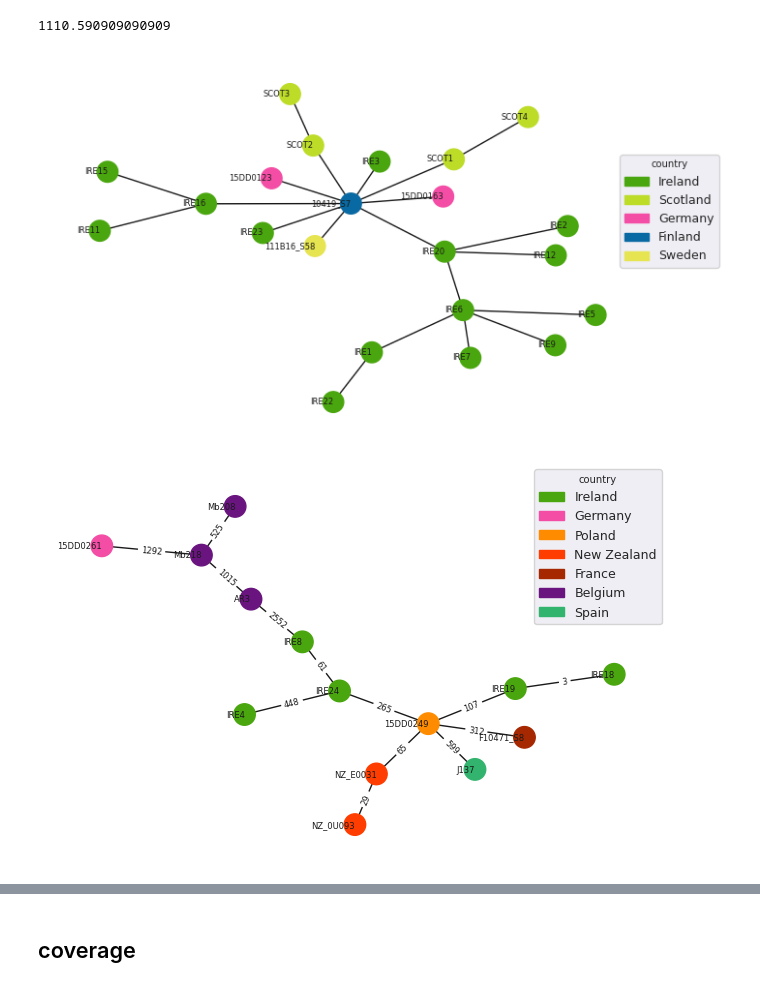
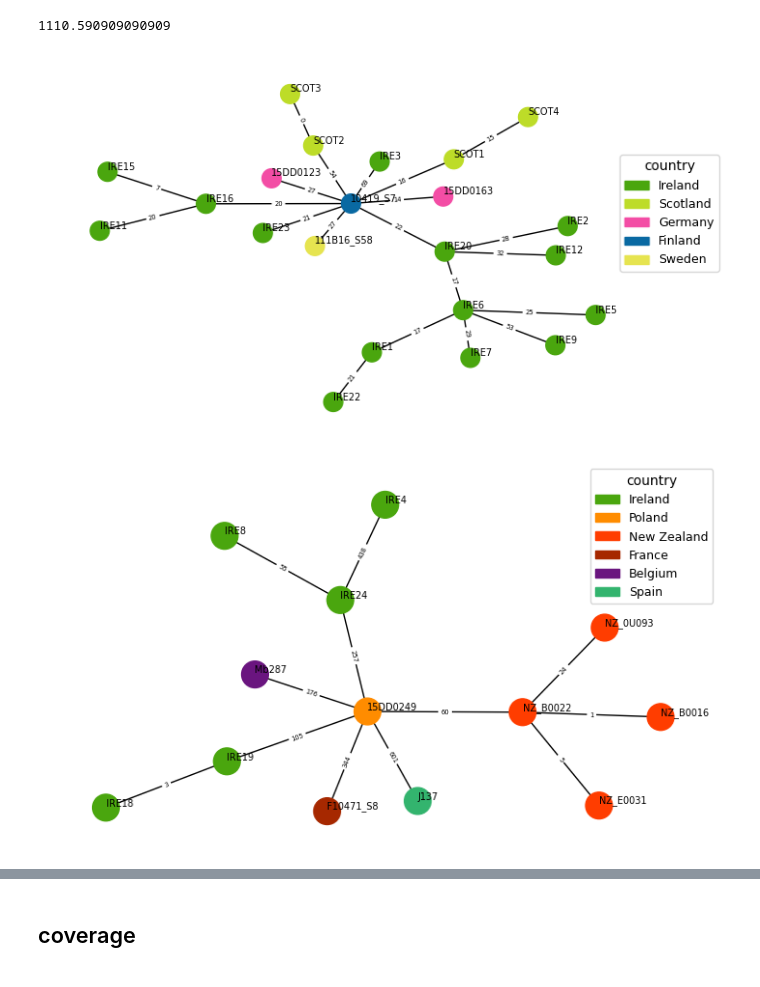
Before and after one commit to dmnfarrell/gordon-group, a Jupyter notebook: mycoplasma_bovis/analysis.ipynb, the cells around one changed output, grey strips where cells are left out. Saved outputs shown, nothing was run; the diff lists cells and outputs as text; code cells hidden in the pictures.

```diff
--- a/mycoplasma_bovis/analysis.ipynb
+++ b/mycoplasma_bovis/analysis.ipynb
@@ -175,5 +188,14 @@ newdm = pd.read_csv('results/newtree/snpdist.csv',index_col=0)
 # %%
 dm = pd.read_csv('results/snpdist.csv',index_col=0)
+# %%
+clade1 = ['221', '223', '224', '228', '234', '240', '222A', '224B21', '226-B21', '229-B21', '230-B21',
+        'SCOT1', 'SCOT2', 'SCOT3', 'SCOT4', 'GB000944', 'GB17005644', 'GB18000923',
+         'GCA_029855485','GCA_029989505','SRR10958113','SRR10958193'] # european samples in this clade
+
+clade2 = ['241','245','243-B21','227','GB18001319','GCA_029855765',
+          'SRR10958101','SRR12674172','SRR12686435', 'SRR12673135','SRR12673179',
+          'GCA_016452845', #others
+          'GCA_020422985']
 # %%
 list(meta[~meta['sample'].isin(clade2)]['sample'])
 # %%
@@ -448,10 +445,6 @@ ylabel=list(m.strain)
 cg=genes_clustermap(x,row_colors=rcolors,yticklabels=ylabel)
 
 p=plotting.make_legend(cg.fig, mycolors, loc=(1.05, .8), title='country',fontsize=10)
-# %%
-clade2=['243-B21','241','245','227']
-x=R[(R.sum(1)<=5) & (R[clade2].sum(1)==4)]
-x
 # %% [markdown]
 ## tree from core alignment
 # %%
@@ -522,16 +523,20 @@ mean_distance_between_subsets(gdm, subset1=clade1, subset2=clade2)
 # %% [output]
 1110.590909090909
 # %%
+reload(tools)
 fig,ax=plt.subplots(1,1,figsize=(8,5))
 x=gdm.loc[clade1,clade1]
-T,pos = tools.dist_matrix_to_mst(x,gmeta,colorcol='country',colormap=mycolors,
-                                 labelcol='strain',node_size=240,ax=ax)
+T,pos = tools.dist_matrix_to_mst(x,gmeta,colorcol='country',colormap=mycolors,edge_labels=True,font_size=7,
+                                 labelcol='strain',node_size=200,ax=ax)
+fig.savefig('figure2a.png',dpi=200)
 # %% [output]
-[figure, old version]
+[figure, new version]
 # %%
-fig,ax=plt.subplots(1,1,figsize=(8,5))
+reload(tools)
+fig,ax=plt.subplots(1,1,figsize=(9,5))
 x=gdm.loc[clade2,clade2]
-T,pos = tools.dist_matrix_to_mst(x,gmeta,colorcol='country',colormap=mycolors,edge_labels=True,
-                                 labelcol='strain',node_size=240,legend_loc=(.9,.9),ax=ax)
+T,pos = tools.dist_matrix_to_mst(x,gmeta,colorcol='country',colormap=mycolors,edge_labels=True,font_size=7,
+                                 labelcol='strain',node_size=400,legend_loc=(.9,.9),ax=ax)
+fig.savefig('figure2b.png',dpi=300)
 # %% [output]
-[figure, old version]
+[figure, new version]
```
Also changed, not shown: parts of 17 cells of this notebook, 12 other files.
